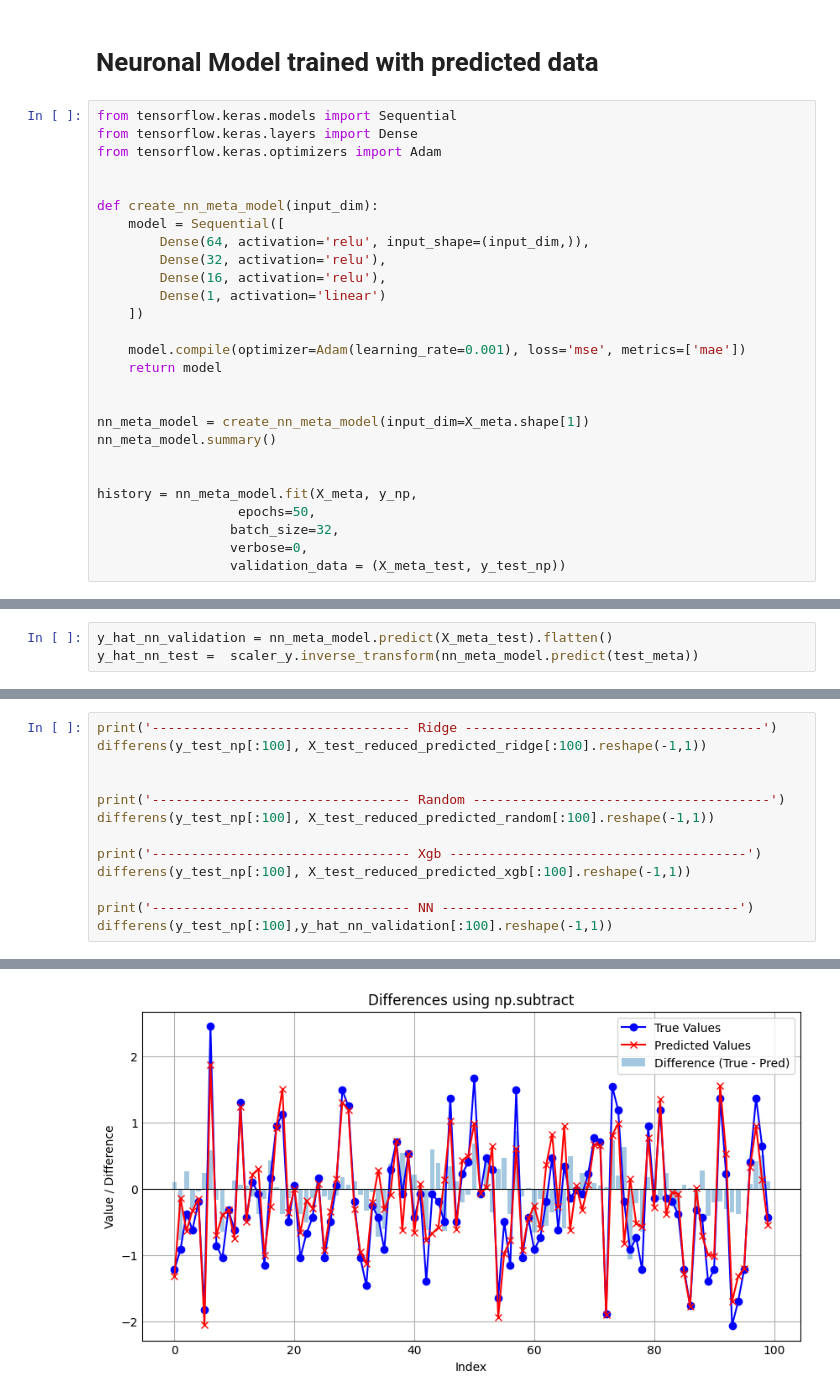
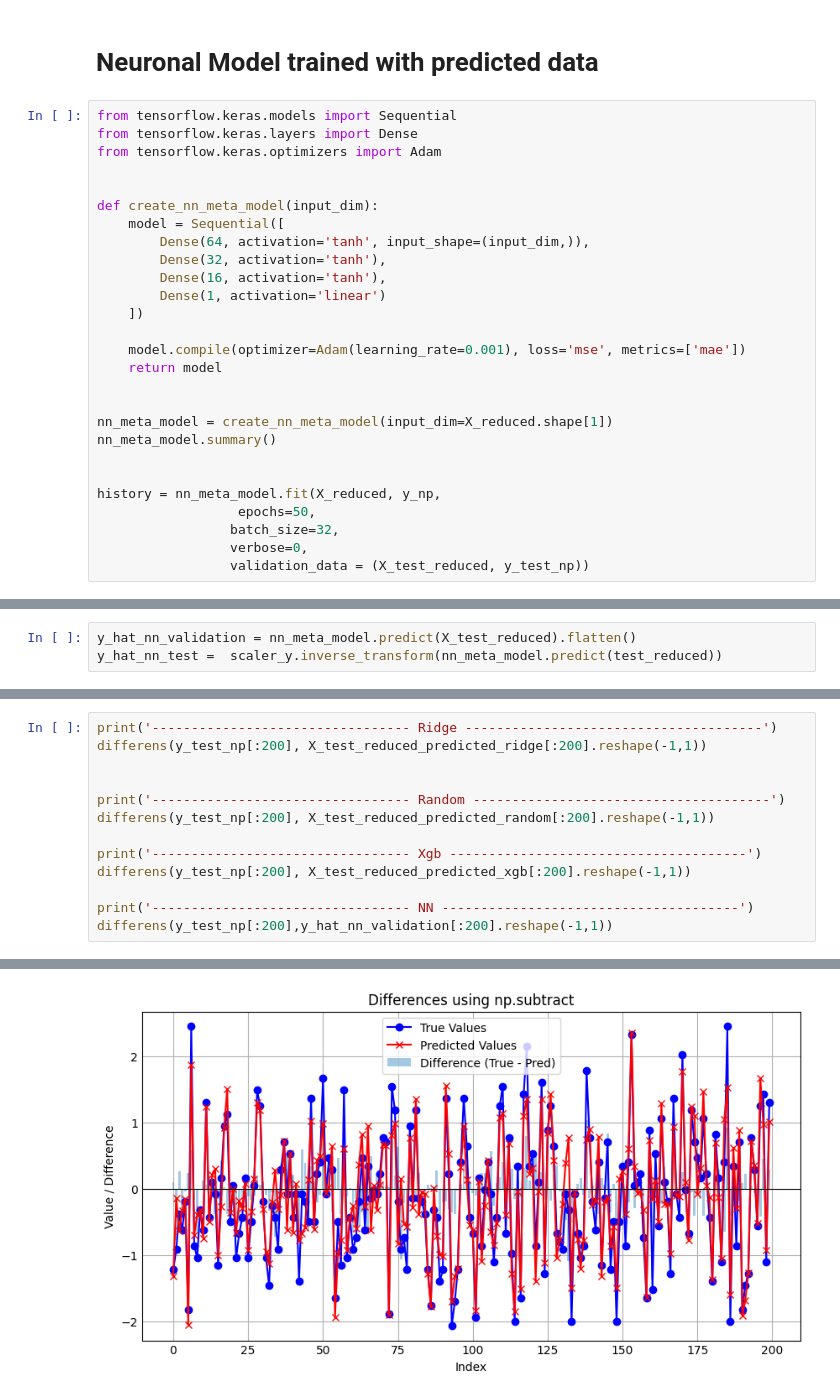
Before and after one commit to Santyamaya98/AI_and_MachineL_projects, a Jupyter notebook: road-accident.ipynb, the cells around one changed output, grey strips where cells are left out. Drawn from its saved outputs; the diff is of its cells as text.

```diff
--- a/road-accident.ipynb
+++ b/road-accident.ipynb
@@ -675,9 +670,9 @@ from tensorflow.keras.optimizers import Adam
 
 def create_nn_meta_model(input_dim):
     model = Sequential([
-        Dense(64, activation='relu', input_shape=(input_dim,)),
-        Dense(32, activation='relu'),
-        Dense(16, activation='relu'),
+        Dense(64, activation='tanh', input_shape=(input_dim,)),
+        Dense(32, activation='tanh'),
+        Dense(16, activation='tanh'),
         Dense(1, activation='linear')
     ])
 
@@ -685,13 +680,13 @@ def create_nn_meta_model(input_dim):
     return model
 
 
-nn_meta_model = create_nn_meta_model(input_dim=X_meta.shape[1])
+nn_meta_model = create_nn_meta_model(input_dim=X_reduced.shape[1])
 nn_meta_model.summary()
 
 
-history = nn_meta_model.fit(X_meta, y_np,
+history = nn_meta_model.fit(X_reduced, y_np,
                   epochs=50,
                  batch_size=32,
                  verbose=0,
-                 validation_data = (X_meta_test, y_test_np))
+                 validation_data = (X_test_reduced, y_test_np))
 # %% [output]
@@ -756,4 +748,4 @@ print(X_meta.shape)
 # %%
-y_hat_nn_validation = nn_meta_model.predict(X_meta_test).flatten()
-y_hat_nn_test =  scaler_y.inverse_transform(nn_meta_model.predict(test_meta))
+y_hat_nn_validation = nn_meta_model.predict(X_test_reduced).flatten()
+y_hat_nn_test =  scaler_y.inverse_transform(nn_meta_model.predict(test_reduced))
 # %% [output]
@@ -762,17 +754,17 @@ y_hat_nn_test =  scaler_y.inverse_transform(nn_meta_model.predict(test_meta))
 # %%
 print('--------------------------------- Ridge --------------------------------------')
-differens(y_test_np[:100], X_test_reduced_predicted_ridge[:100].reshape(-1,1))
+differens(y_test_np[:200], X_test_reduced_predicted_ridge[:200].reshape(-1,1))
 
 
 print('--------------------------------- Random --------------------------------------')
-differens(y_test_np[:100], X_test_reduced_predicted_random[:100].reshape(-1,1))
+differens(y_test_np[:200], X_test_reduced_predicted_random[:200].reshape(-1,1))
 
 print('--------------------------------- Xgb --------------------------------------')
-differens(y_test_np[:100], X_test_reduced_predicted_xgb[:100].reshape(-1,1))
+differens(y_test_np[:200], X_test_reduced_predicted_xgb[:200].reshape(-1,1))
 
 print('--------------------------------- NN --------------------------------------')
-differens(y_test_np[:100],y_hat_nn_validation[:100].reshape(-1,1))
+differens(y_test_np[:200],y_hat_nn_validation[:200].reshape(-1,1))
 # %% [output]
 --------------------------------- Ridge --------------------------------------
-[figure, old version]
+[figure, new version]
 --------------------------------- Random --------------------------------------
```
Also changed, not shown: parts of 17 cells of this notebook.
